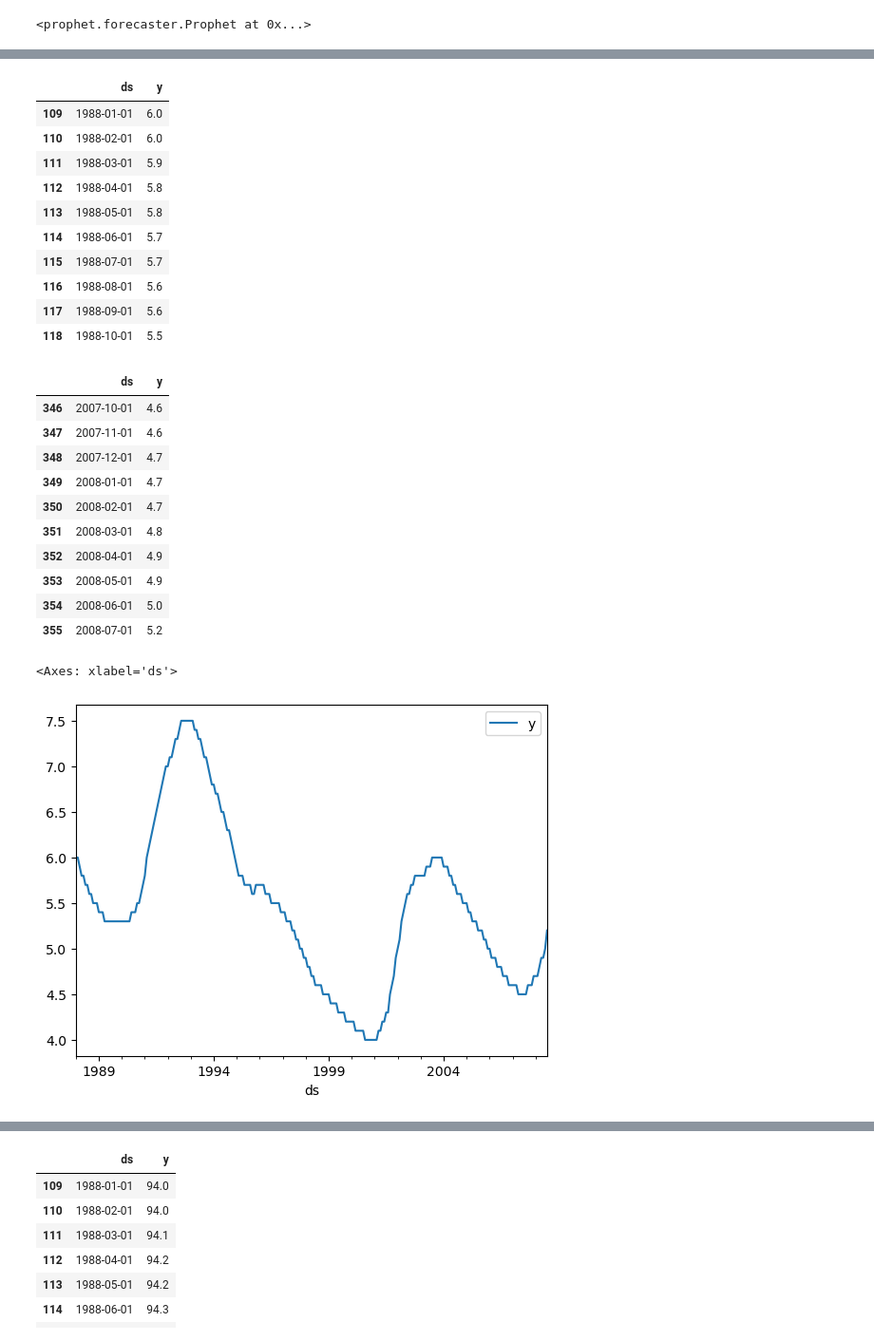
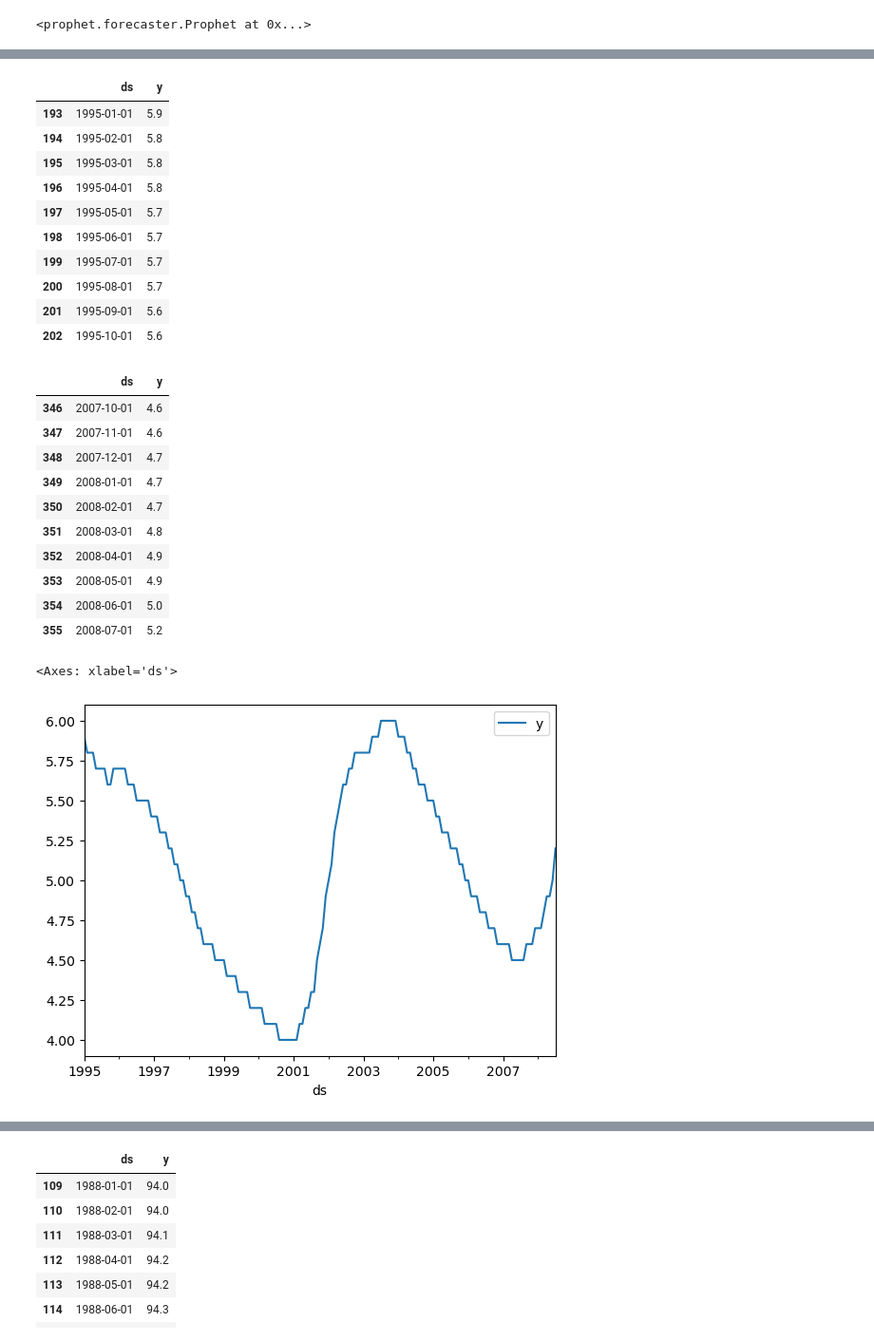
Before and after one commit to Aquamarine278/AI-Bootcamp-Project-1, a Jupyter notebook: unemployment_data.ipynb, the cells around one changed output, grey strips where cells are left out. Shown at 95% size. Drawn from its saved outputs; the diff is of its cells as text; code cells hidden in the pictures.

```diff
--- a/unemployment_data.ipynb
+++ b/unemployment_data.ipynb
@@ -499,20 +499,20 @@ future_katrina_unemployment.head()
 # %%
-# reduce the dataset to only the period from August 1995 to July 2008
-unemployment_df_katrina_actual = unemployment_df.loc[(unemployment_df["ds"] >= "1988") & (unemployment_df["ds"] <= "2008-07")]
+# reduce the dataset to only the period from 1995 to July 2008
+unemployment_df_katrina_actual = unemployment_df.loc[(unemployment_df["ds"] >= "1995") & (unemployment_df["ds"] <= "2008-07")]
 display(unemployment_df_katrina_actual.head(10))
 display(unemployment_df_katrina_actual.tail(10))
 # %% [output]
 |  | ds | y |
-| 109 | 1988-01-01 | 6.0 |
-| 110 | 1988-02-01 | 6.0 |
-| 111 | 1988-03-01 | 5.9 |
-| 112 | 1988-04-01 | 5.8 |
-| 113 | 1988-05-01 | 5.8 |
-| 114 | 1988-06-01 | 5.7 |
-| 115 | 1988-07-01 | 5.7 |
-| 116 | 1988-08-01 | 5.6 |
-| 117 | 1988-09-01 | 5.6 |
-| 118 | 1988-10-01 | 5.5 |
+| 193 | 1995-01-01 | 5.9 |
+| 194 | 1995-02-01 | 5.8 |
+| 195 | 1995-03-01 | 5.8 |
+| 196 | 1995-04-01 | 5.8 |
+| 197 | 1995-05-01 | 5.7 |
+| 198 | 1995-06-01 | 5.7 |
+| 199 | 1995-07-01 | 5.7 |
+| 200 | 1995-08-01 | 5.7 |
+| 201 | 1995-09-01 | 5.6 |
+| 202 | 1995-10-01 | 5.6 |
 |  | ds | y |
 | 346 | 2007-10-01 | 4.6 |
 | 347 | 2007-11-01 | 4.6 |
@@ -529,7 +529,7 @@ display(unemployment_df_katrina_actual.tail(10))
 unemployment_df_katrina_actual.plot(x = 'ds', y = 'y')
 # %% [output]
 <Axes: xlabel='ds'>
-[figure, old version]
+[figure, new version]
 # %%
 # Assuming 'actual_data' and 'forecast_data' are your DataFrames
 plt.figure(figsize=(12, 6))
```
Also changed, not shown: parts of 9 cells of this notebook, 6 other files.
